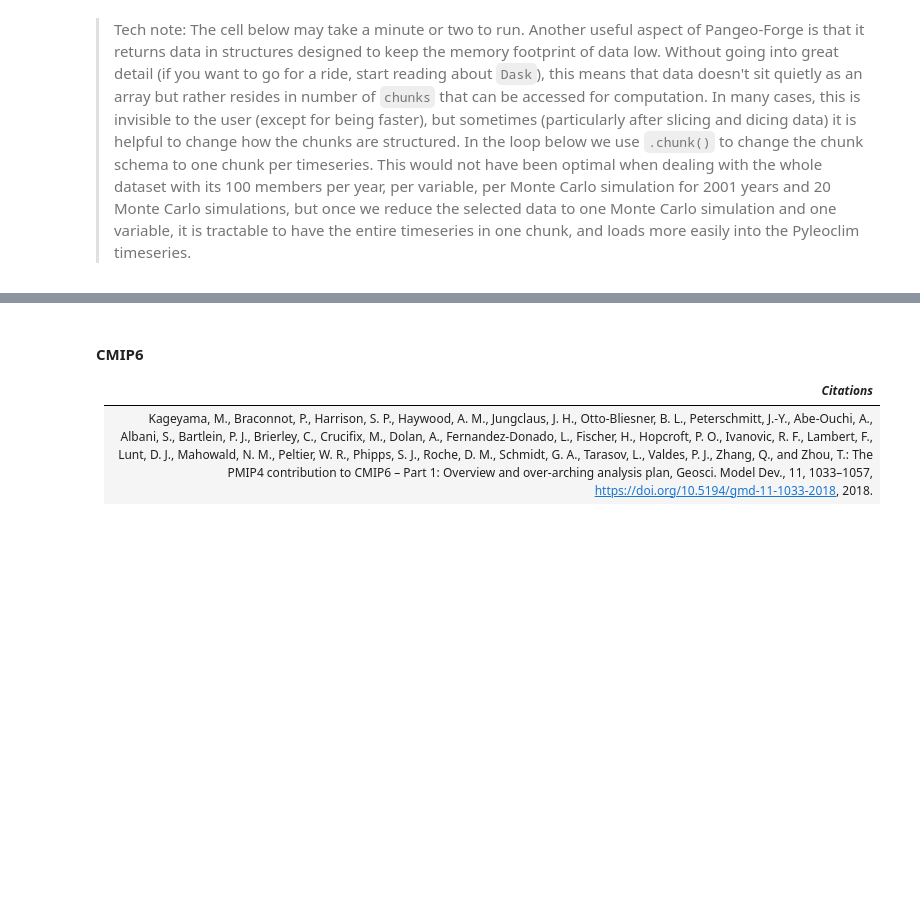
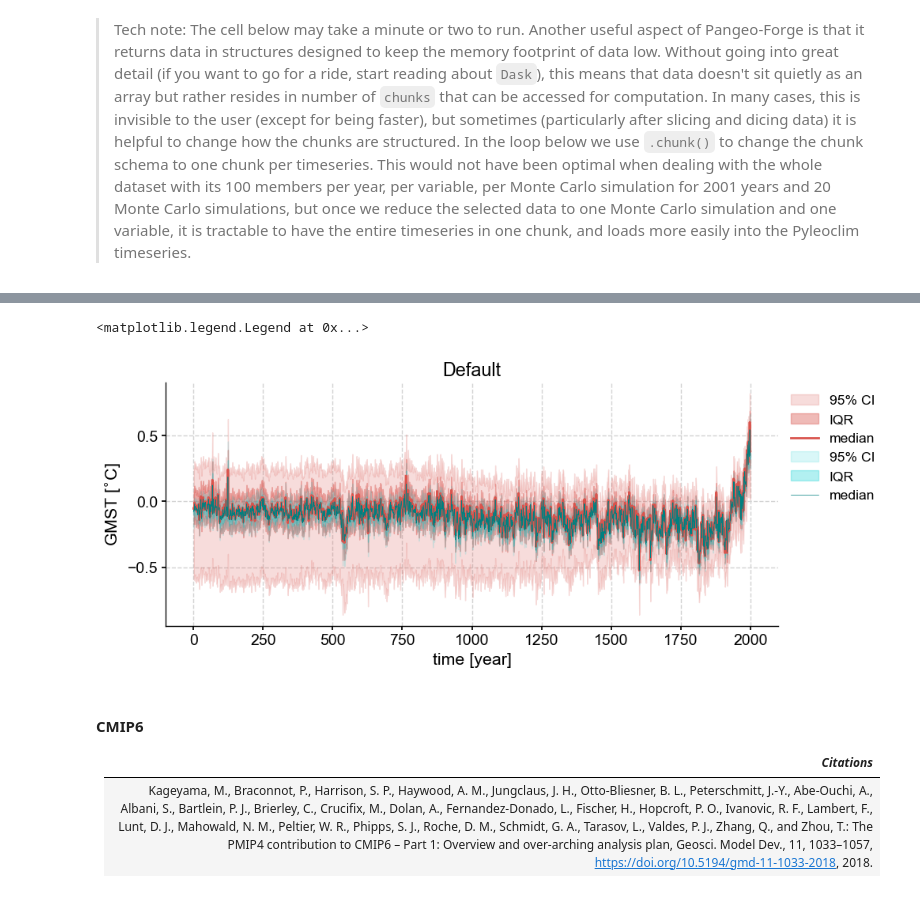
Before and after one commit to LinkedEarth/paleobooks_mathom, a Jupyter notebook: notebooks/CMIP6_LMR.ipynb, the cells around one changed output, grey strips where cells are left out. Cells and saved outputs as stored; diff of their text form; code cells hidden in the pictures; blank space fills up the shorter version.

```diff
--- a/notebooks/CMIP6_LMR.ipynb
+++ b/notebooks/CMIP6_LMR.ipynb
@@ -112,3 +168,10 @@ fig, ax = lmr_ens.plot_envelope( shade_alpha = .15,  ylabel='GMST [$^{\\circ}$C]
+# %%
+fig, ax = lmr_ens2.plot_envelope(title='Default')
+lmr_ens.plot_envelope( shade_alpha = .15,  ylabel='GMST [$^{\\circ}$C]', curve_lw=.5, ax=ax, shade_clr = 'darkturquoise', curve_clr='teal')
+ax.legend(bbox_to_anchor=(1,1))
+# %% [output]
+<matplotlib.legend.Legend at 0x...>
+[figure, added]
 # %% [markdown]
 #### CMIP6
 
```
Also changed, not shown: parts of 16 cells of this notebook.
